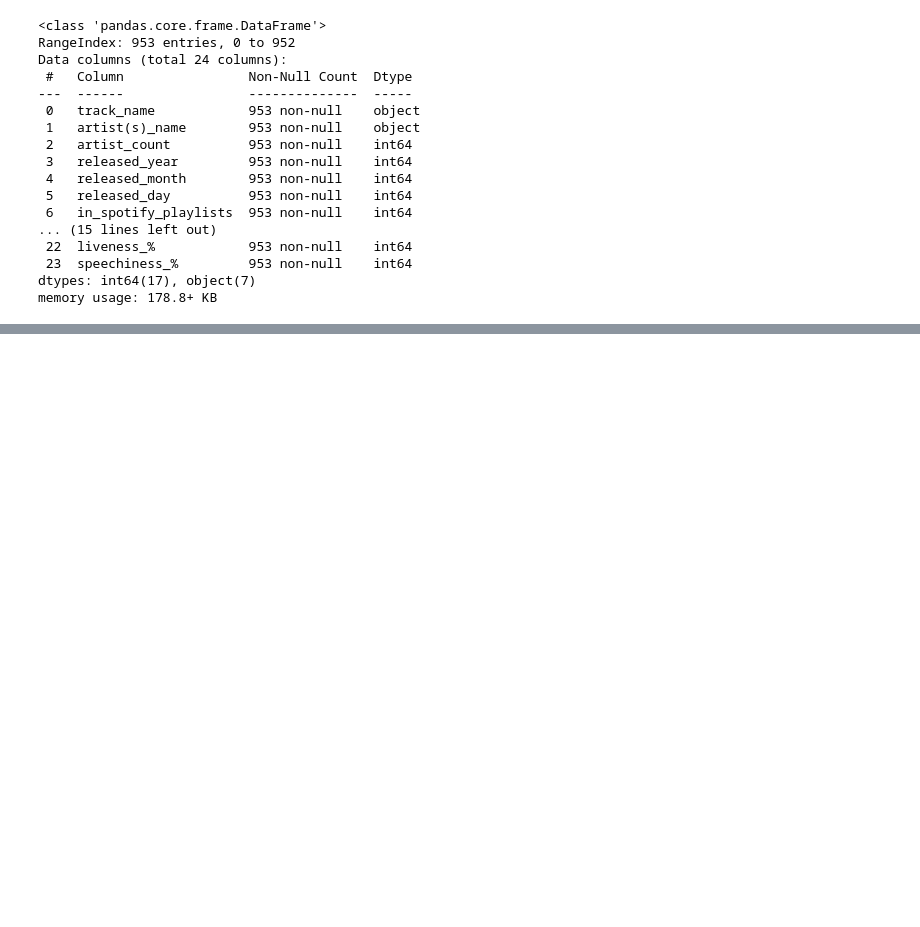
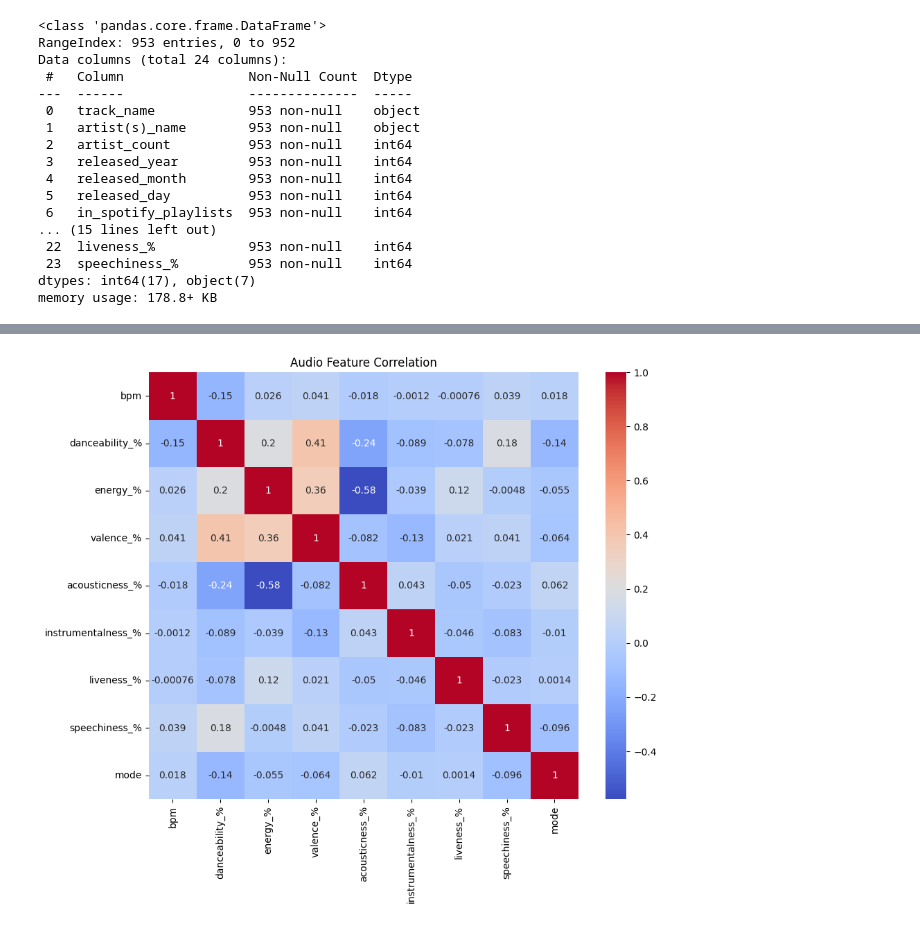
Before and after one commit to ekttd/most-streamed-spotify-songs, a Jupyter notebook: most_streamed_spotify_songs.ipynb, the cells around one changed output, grey strips where cells are left out. Drawn from its saved outputs; the diff is of its cells as text; code cells hidden in the pictures; blank space fills up the shorter version.

```diff
--- a/most_streamed_spotify_songs.ipynb
+++ b/most_streamed_spotify_songs.ipynb
@@ -52,0 +140,7 @@ memory usage: 178.8+ KB
+# %%
+plt.figure(figsize=(10,8))
+sns.heatmap(df[labels].corr(), annot=True, cmap="coolwarm")
+plt.title("Audio Feature Correlation")
+plt.show()
+# %% [output]
+[figure, added]
```
Also changed, not shown: parts of 10 cells of this notebook.
